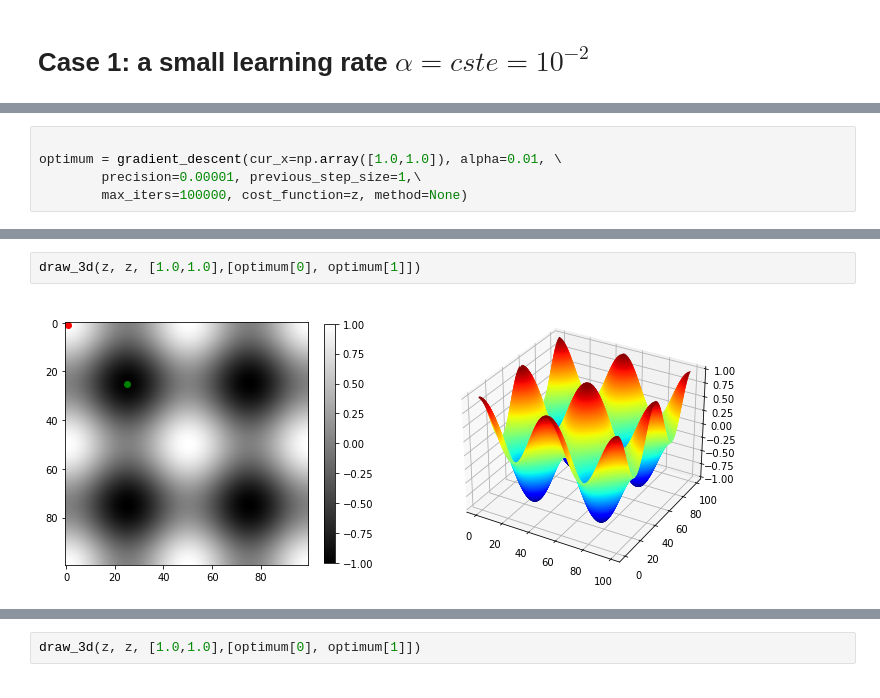
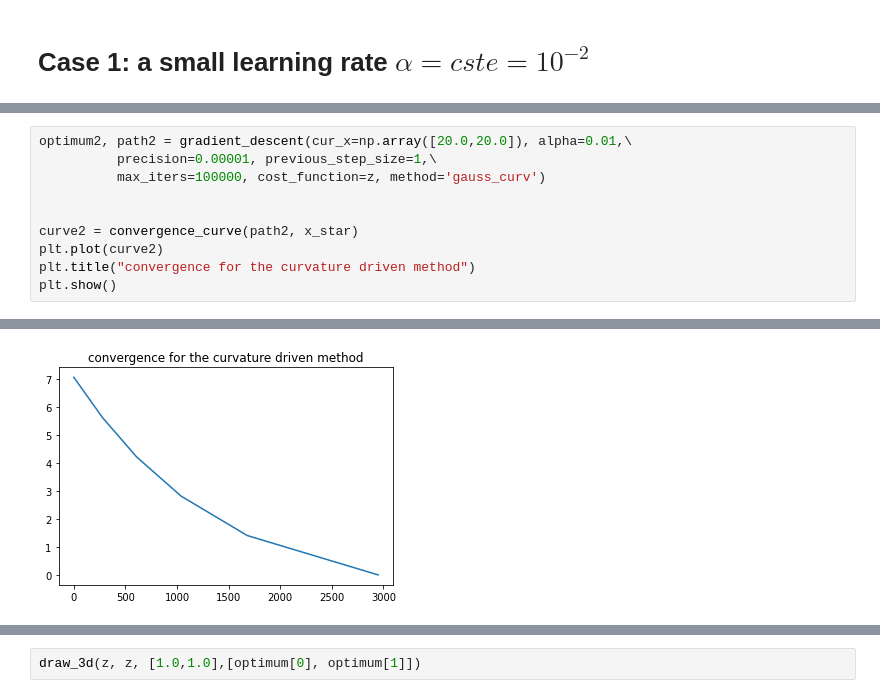
Before and after one commit to k16makki/Medima_tools, a Jupyter notebook: Notebooks/curvature_driven_gradient_descent.ipynb, the cells around one changed output, grey strips where cells are left out. Cells and saved outputs as stored; diff of their text form.

```diff
--- a/Notebooks/curvature_driven_gradient_descent.ipynb
+++ b/Notebooks/curvature_driven_gradient_descent.ipynb
@@ -287,6 +344,11 @@ plot_gradient(-Gx,-Gy, z, "Gradient")
 # %%
+optimum2, path2 = gradient_descent(cur_x=np.array([20.0,20.0]), alpha=0.01,\
+          precision=0.00001, previous_step_size=1,\
+          max_iters=100000, cost_function=z, method='gauss_curv')
 
-optimum = gradient_descent(cur_x=np.array([1.0,1.0]), alpha=0.01, \
-        precision=0.00001, previous_step_size=1,\
-        max_iters=100000, cost_function=z, method=None)
+
+curve2 = convergence_curve(path2, x_star)
+plt.plot(curve2)
+plt.title("convergence for the curvature driven method")
+plt.show()
 # %% [output]
@@ -295,4 +357 @@ The local minimum occurs at [25.00004107 25.00004107]
+[figure, added]
-# %%
-draw_3d(z, z, [1.0,1.0],[optimum[0], optimum[1]])
-# %% [output]
-[figure, removed]
```
Also changed, not shown: parts of 12 cells of this notebook.
